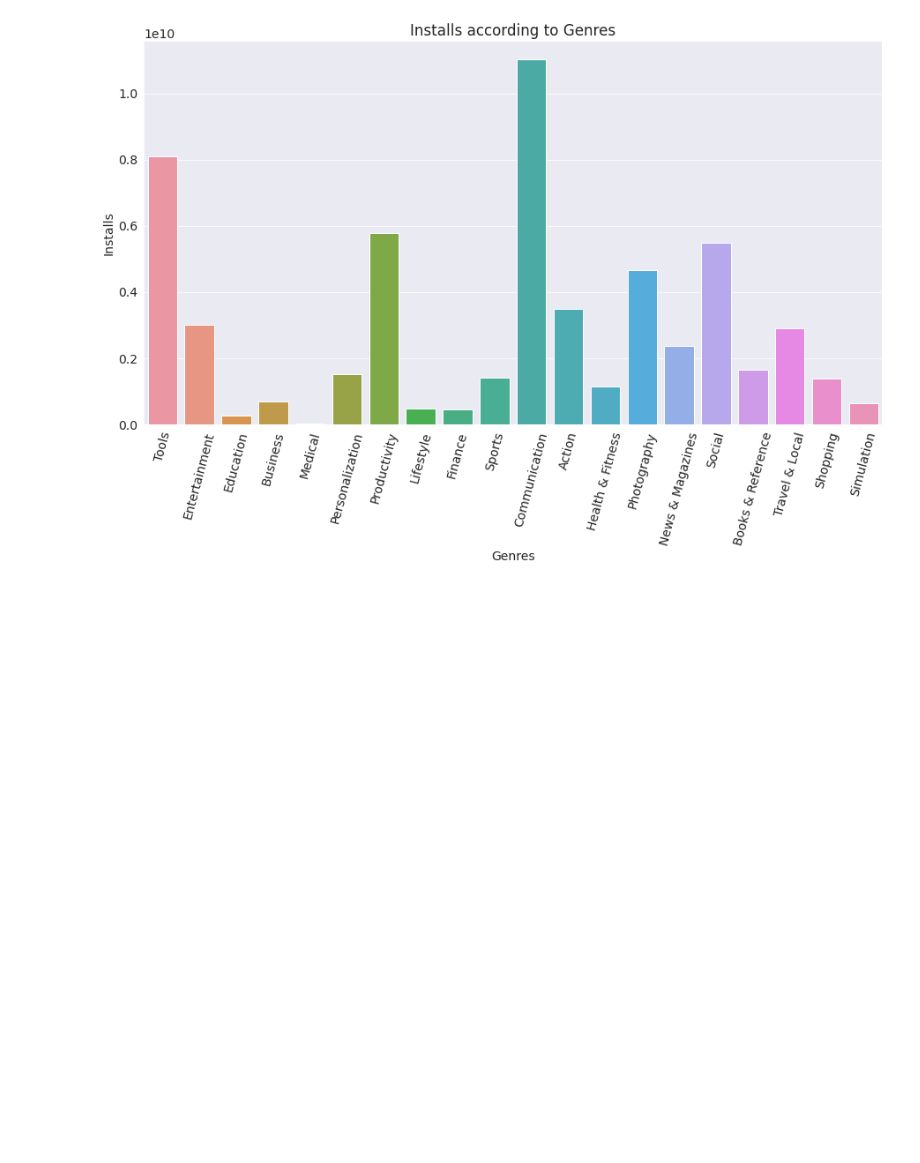
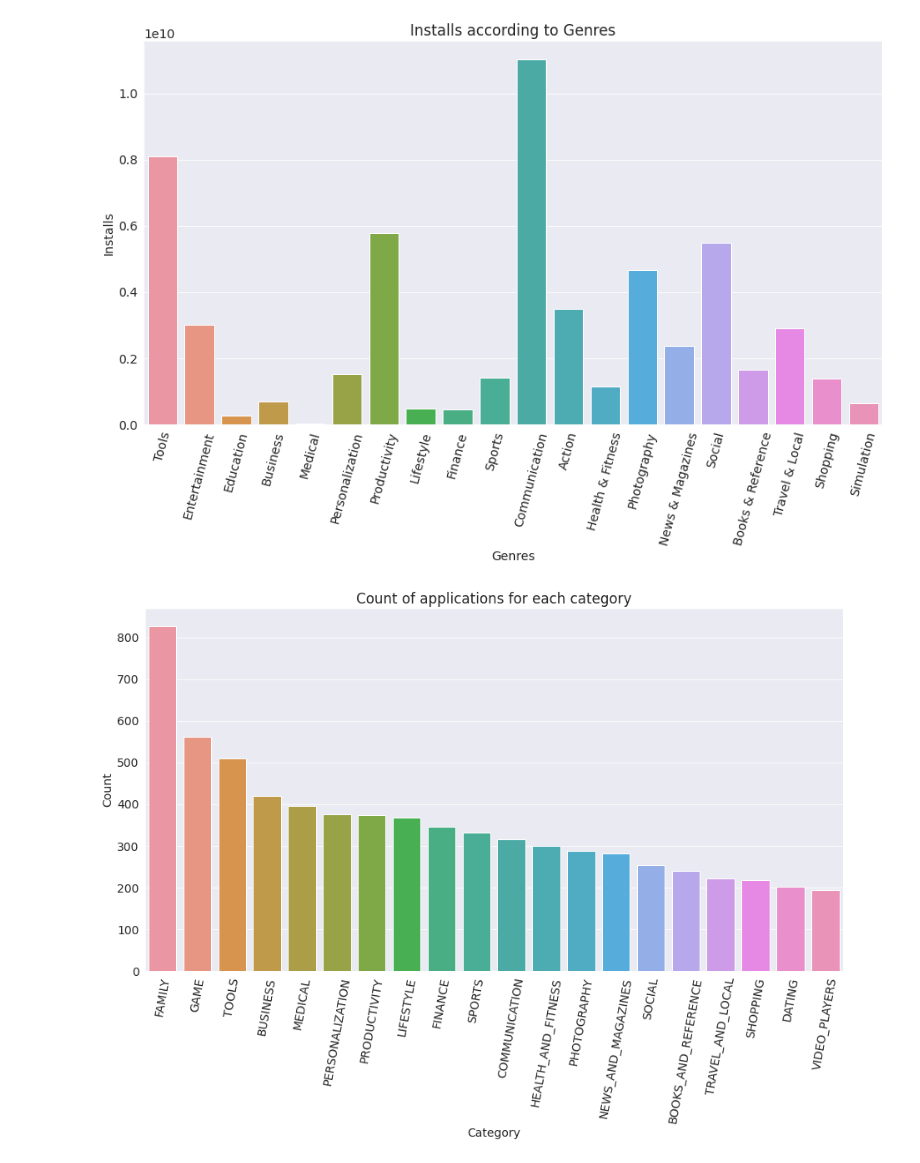
Before and after one commit to Harshalkotkar21/play_store_app_analysis, a Jupyter notebook: Play_Store_App_Review_Analysis_Capstone_Project.ipynb, the cells around one changed output. Cells and saved outputs as stored; diff of their text form; code cells hidden in the pictures; blank space fills up the shorter version.

```diff
--- a/Play_Store_App_Review_Analysis_Capstone_Project.ipynb
+++ b/Play_Store_App_Review_Analysis_Capstone_Project.ipynb
@@ -203,3 +205,22 @@ sns.barplot(top_20_genres_installs.Genres, top_20_genres_installs.Installs)
 plt.show()
 # %% [output]
 [figure]
+# %%
+# checking Every category
+top_category=ps_data['Category'].value_counts().reset_index().rename(columns={'Category':'Count','index':'Category'})
+# %%
+category_installs=ps_data.groupby(['Category'])[['Installs']].sum()
+# %%
+top_category_installs=pd.merge(top_category,category_installs,on='Category')
+top_20_category_installs=top_category_installs.head(20)
+# %%
+plt.figure(figsize=(15,8))
+plt.xticks(rotation=80)
+
+plt.xlabel("Category")
+plt.ylabel("Count")
+plt.title("Count of applications for each category")
+sns.barplot(top_20_category_installs.Category, top_20_genres_installs.Count)
+plt.show()
+# %% [output]
+[figure, added]
```
Also changed, not shown: parts of 16 cells of this notebook.
